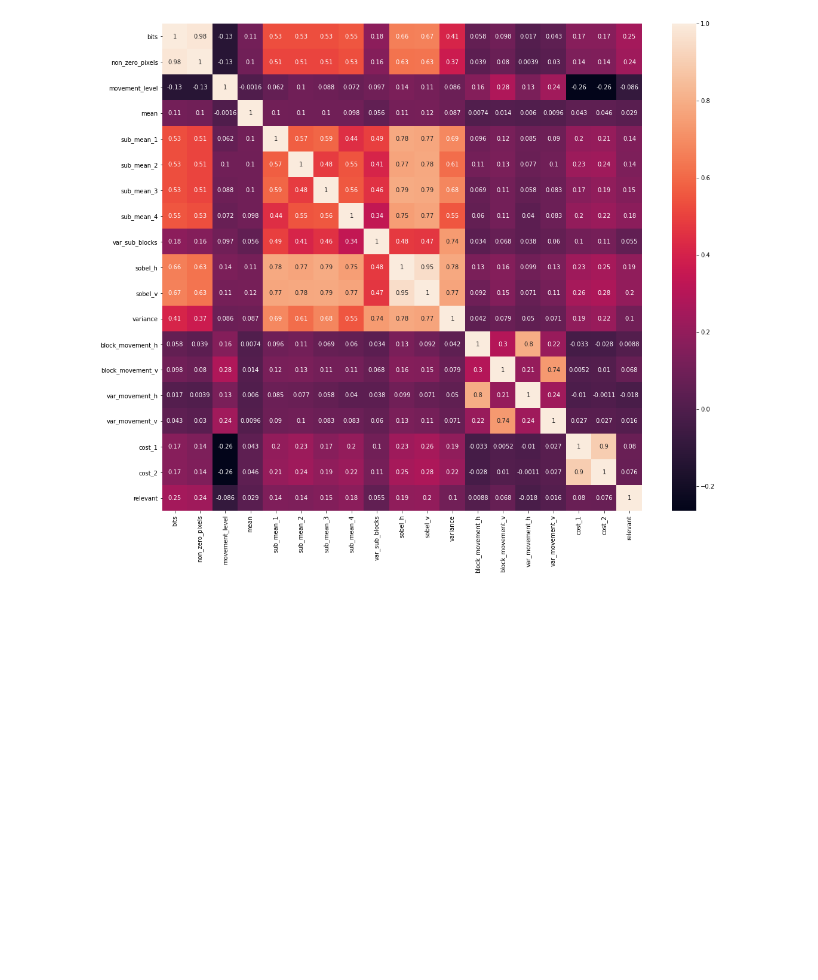
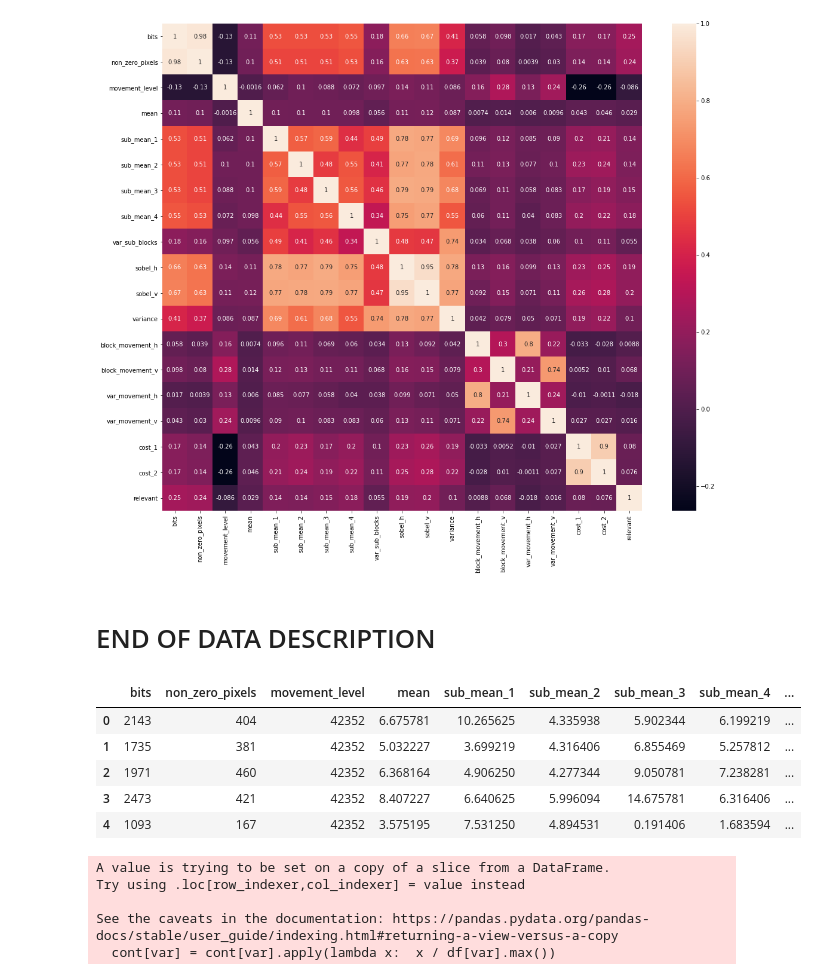
Before and after one commit to ostapkharysh/ColonoscopyDetection, a Jupyter notebook: DataDescription.ipynb, the cells around one changed output. Cells and saved outputs as stored; diff of their text form; code cells hidden in the pictures; blank space fills up the shorter version.

```diff
--- a/DataDescription.ipynb
+++ b/DataDescription.ipynb
@@ -262,3 +264,5 @@ plt.show()
 [figure]
 # %%
 # feels like we need to remove: mean, block_movement_h, var_movement_h, var_movement_v maybe also var_sub_blocks
+# %% [markdown]
+# END OF DATA DESCRIPTION
@@ -264,0 +271,4 @@ plt.show()
+# %%
+# The column that has less than 200 different values is considered to have categorical data
+cat = df.loc[:, df.nunique() < 200]
+cont = df.loc[:, df.nunique() >= 200]
@@ -264,0 +277,18 @@ plt.show()
+# %%
+cont.head()
+# %% [output]
+|  | bits | non_zero_pixels | movement_level | mean | sub_mean_1 | sub_mean_2 | sub_mean_3 | sub_mean_4 | ... |
+| 0 | 2143 | 404 | 42352 | 6.675781 | 10.265625 | 4.335938 | 5.902344 | 6.199219 | ... |
+| 1 | 1735 | 381 | 42352 | 5.032227 | 3.699219 | 4.316406 | 6.855469 | 5.257812 | ... |
+| 2 | 1971 | 460 | 42352 | 6.368164 | 4.906250 | 4.277344 | 9.050781 | 7.238281 | ... |
+| 3 | 2473 | 421 | 42352 | 8.407227 | 6.640625 | 5.996094 | 14.675781 | 6.316406 | ... |
+| 4 | 1093 | 167 | 42352 | 3.575195 | 7.531250 | 4.894531 | 0.191406 | 1.683594 | ... |
+# %%
+for var in cont.columns:
+    cont[var] = cont[var].apply(lambda x:  x / df[var].max())
+# %% [output]
+A value is trying to be set on a copy of a slice from a DataFrame.
+Try using .loc[row_indexer,col_indexer] = value instead
+
+See the caveats in the documentation: https://pandas.pydata.org/pandas-docs/stable/user_guide/indexing.html#returning-a-view-versus-a-copy
+  cont[var] = cont[var].apply(lambda x:  x / df[var].max())
```
Also changed, not shown: parts of 14 cells of this notebook.
